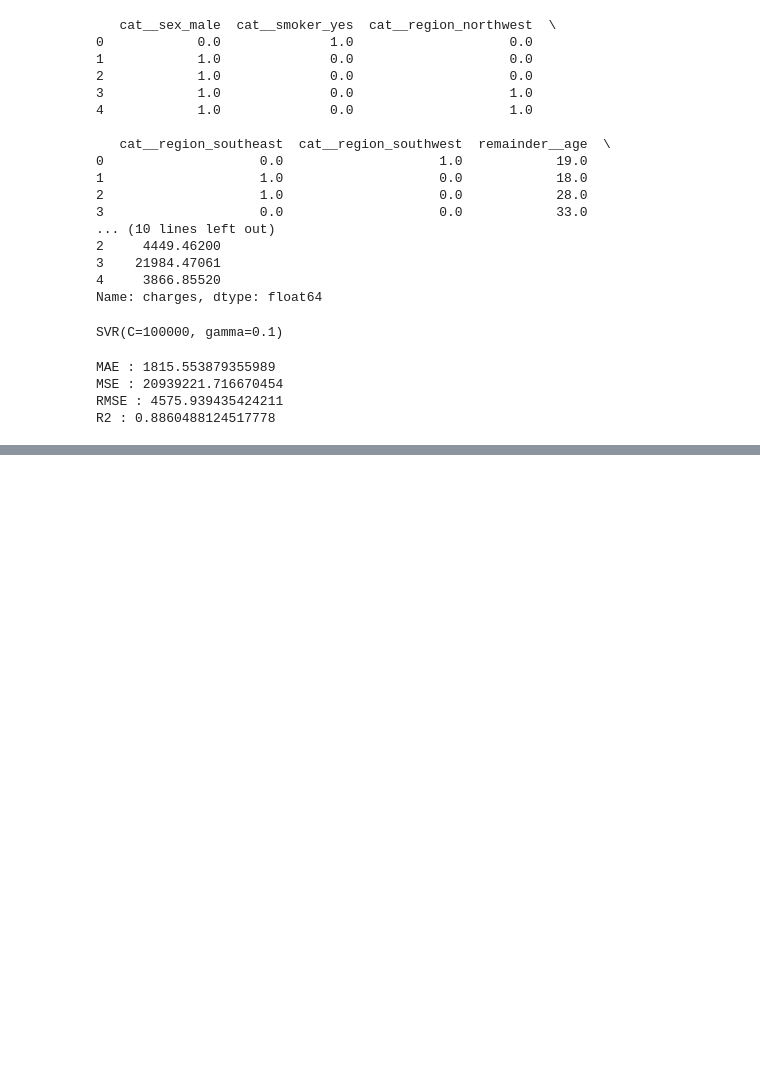
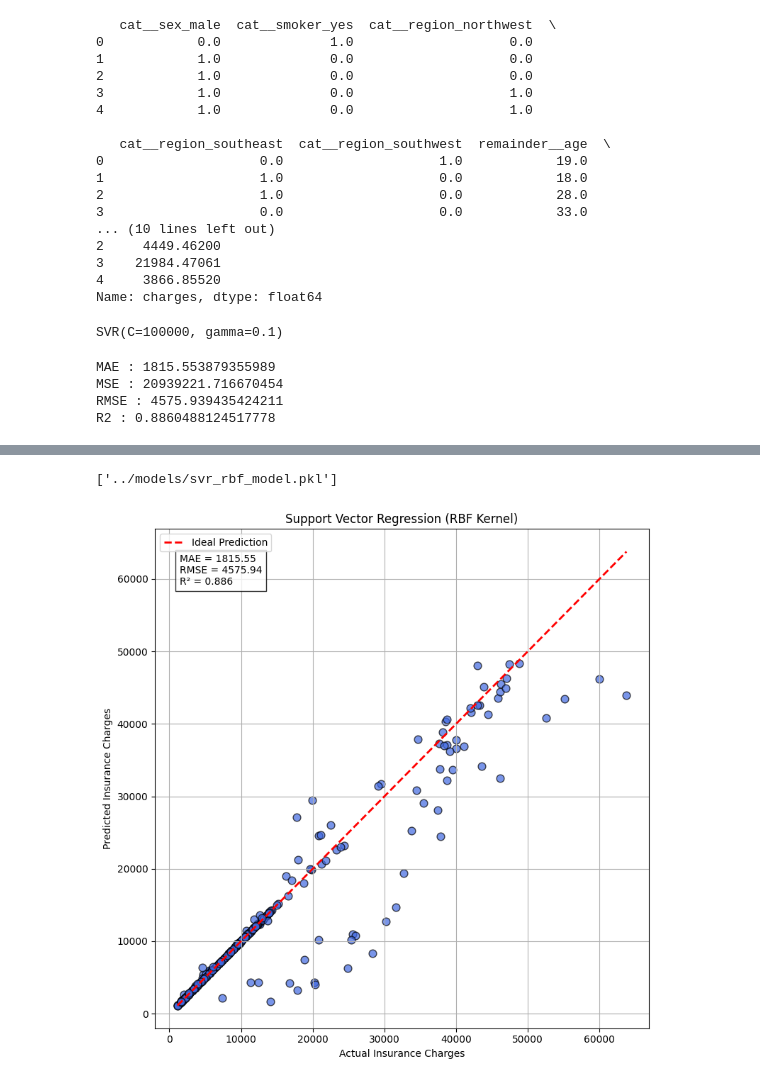
Before and after one commit to wongtaiming/Medical_Insurance_Cost_Prediction_ML, a Jupyter notebook: ml_training/04_SVRRBF.ipynb, the cells around one changed output, grey strips where cells are left out. Saved outputs shown, nothing was run; the diff lists cells and outputs as text; code cells hidden in the pictures; blank space fills up the shorter version.

```diff
--- a/ml_training/04_SVRRBF.ipynb
+++ b/ml_training/04_SVRRBF.ipynb
@@ -94,0 +100,51 @@ KeyboardInterrupt:
+# %%
+import joblib
+
+joblib.dump(svr, "../models/svr_rbf_model.pkl")
+# %% [output]
+['../models/svr_rbf_model.pkl']
+# %%
+plt.figure(figsize=(8,8))
+
+plt.scatter(
+    y_test,
+    y_pred,
+    color='royalblue',
+    edgecolor='black',
+    alpha=0.7,
+    s=60
+)
+
+# Perfect prediction line
+min_val = min(min(y_test), min(y_pred))
+max_val = max(max(y_test), max(y_pred))
+
+plt.plot(
+    [min_val, max_val],
+    [min_val, max_val],
+    'r--',
+    linewidth=2,
+    label='Ideal Prediction'
+)
+
+plt.xlabel("Actual Insurance Charges")
+plt.ylabel("Predicted Insurance Charges")
+plt.title("Support Vector Regression (RBF Kernel)")
+plt.legend()
+plt.grid(True)
+
+# Display metrics
+plt.text(
+    0.05,
+    0.95,
+    f"MAE = {mae:.2f}\nRMSE = {rmse:.2f}\nR² = {r2:.3f}",
+    transform=plt.gca().transAxes,
+    fontsize=10,
+    verticalalignment='top',
+    bbox=dict(facecolor='white', alpha=0.8)
+)
+
+plt.tight_layout()
+plt.show()
+# %% [output]
+[figure, added]
```
Also changed, not shown: parts of 2 cells of this notebook, 1 other file.
